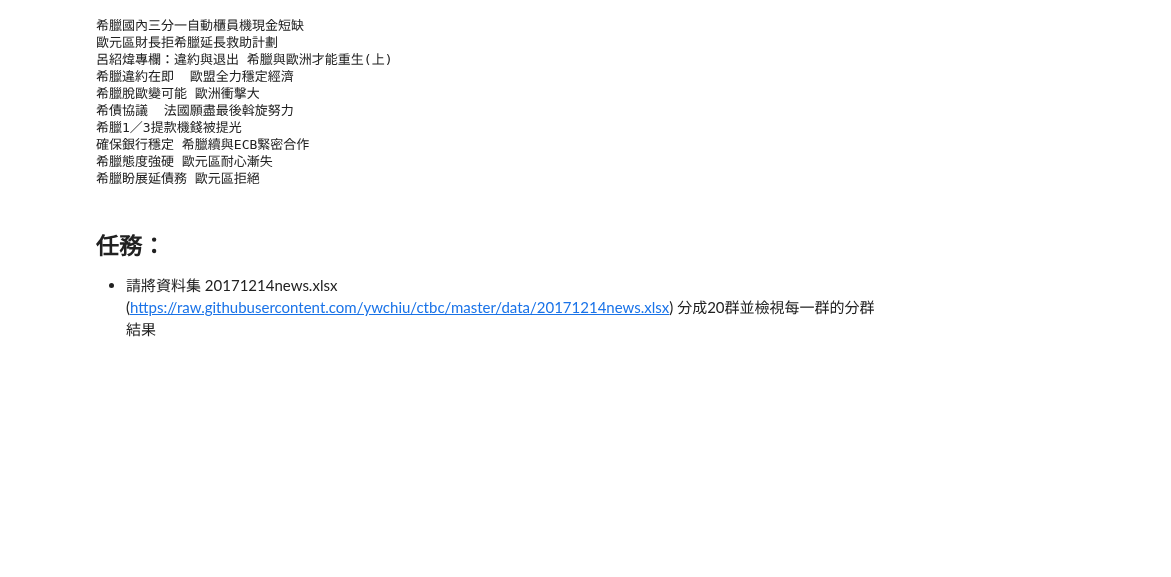
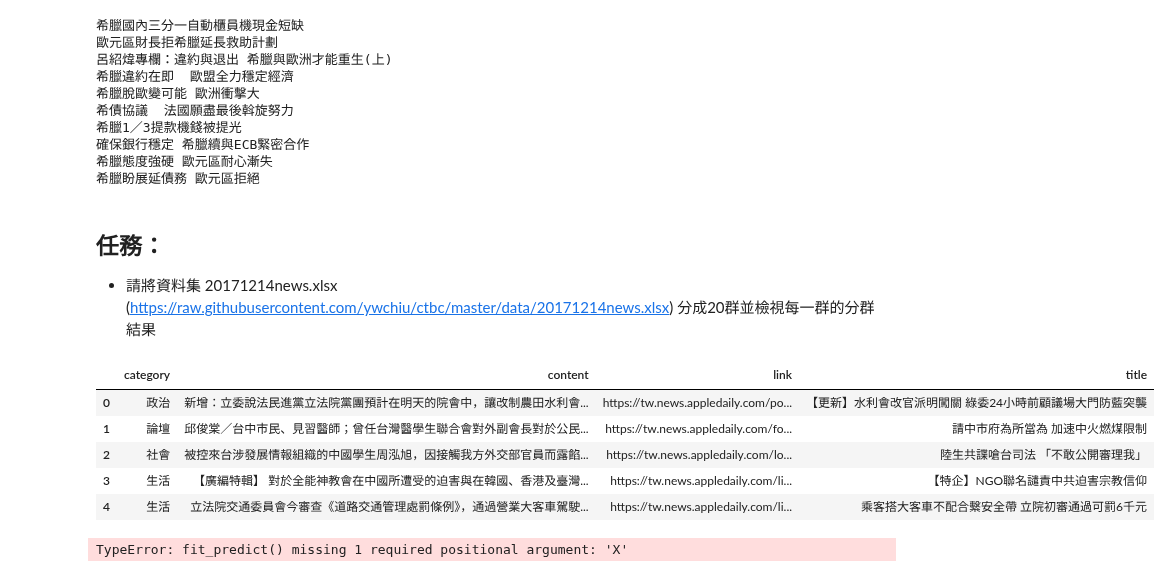
Before and after one commit to ywchiu/ctbc, a Jupyter notebook: Demo20181130.ipynb, the cells around one changed output. Saved outputs shown, nothing was run; the diff lists cells and outputs as text; code cells hidden in the pictures; blank space fills up the shorter version.

```diff
--- a/Demo20181130.ipynb
+++ b/Demo20181130.ipynb
@@ -501,3 +501,15 @@ for rec in np_titles[c==3]:
 # %% [markdown]
 ## 任務：
 - 請將資料集 20171214news.xlsx (https://raw.githubusercontent.com/ywchiu/ctbc/master/data/20171214news.xlsx) 分成20群並檢視每一群的分群結果
+# %%
+import pandas
+news = pandas.read_excel('https://raw.githubusercontent.com/ywchiu/ctbc/master/data/20171214news.xlsx')
+# %%
+news.head()
+# %% [output]
+|  | category | content | link | title |
+| 0 | 政治 | 新增：立委說法民進黨立法院黨團預計在明天的院會中，讓改制農田水利會... | https://tw.news.appledaily.com/po... | 【更新】水利會改官派明闖關 綠委24小時前顧議場大門防藍突襲 |
+| 1 | 論壇 | 邱俊棠／台中市民、見習醫師；曾任台灣醫學生聯合會對外副會長對於公民... | https://tw.news.appledaily.com/fo... | 請中市府為所當為 加速中火燃煤限制 |
+| 2 | 社會 | 被控來台涉發展情報組織的中國學生周泓旭，因接觸我方外交部官員而露餡... | https://tw.news.appledaily.com/lo... | 陸生共諜嗆台司法 「不敢公開審理我」 |
+| 3 | 生活 | 【廣編特輯】 對於全能神教會在中國所遭受的迫害與在韓國、香港及臺灣... | https://tw.news.appledaily.com/li... | 【特企】NGO聯名譴責中共迫害宗教信仰 |
+| 4 | 生活 | 立法院交通委員會今審查《道路交通管理處罰條例》，通過營業大客車駕駛... | https://tw.news.appledaily.com/li... | 乘客搭大客車不配合繫安全帶 立院初審通過可罰6千元 |
@@ -503,0 +529,6 @@ for rec in np_titles[c==3]:
+# %%
+from sklearn import cluster
+km = cluster.KMeans(n_clusters=20, init='k-means++', random_state=42)
+c = km.fit_predict()
+# %% [output]
+TypeError: fit_predict() missing 1 required positional argument: 'X'
```
Also changed, not shown: parts of 17 cells of this notebook.
